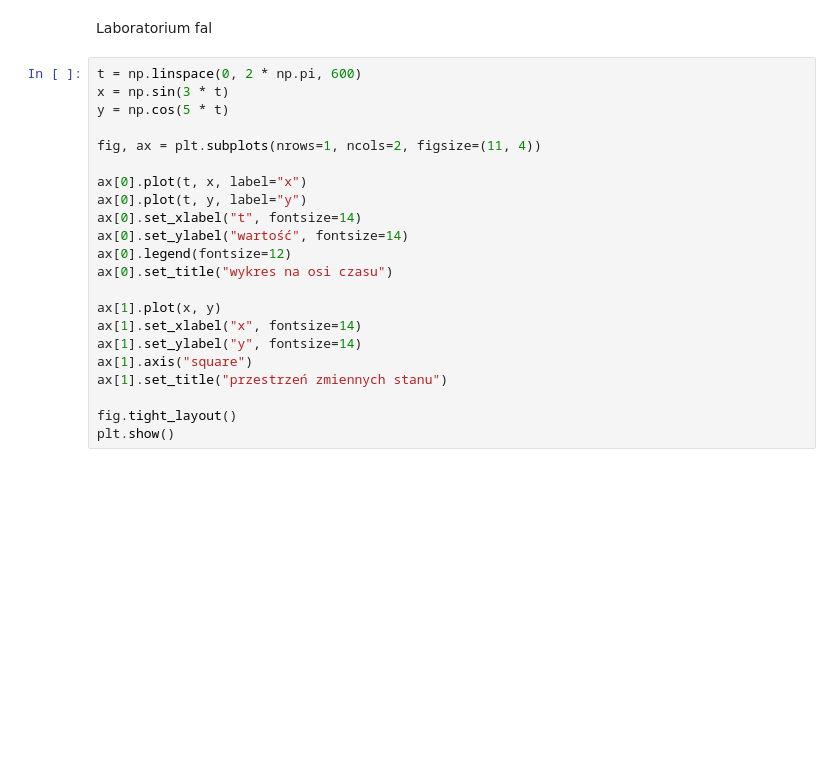
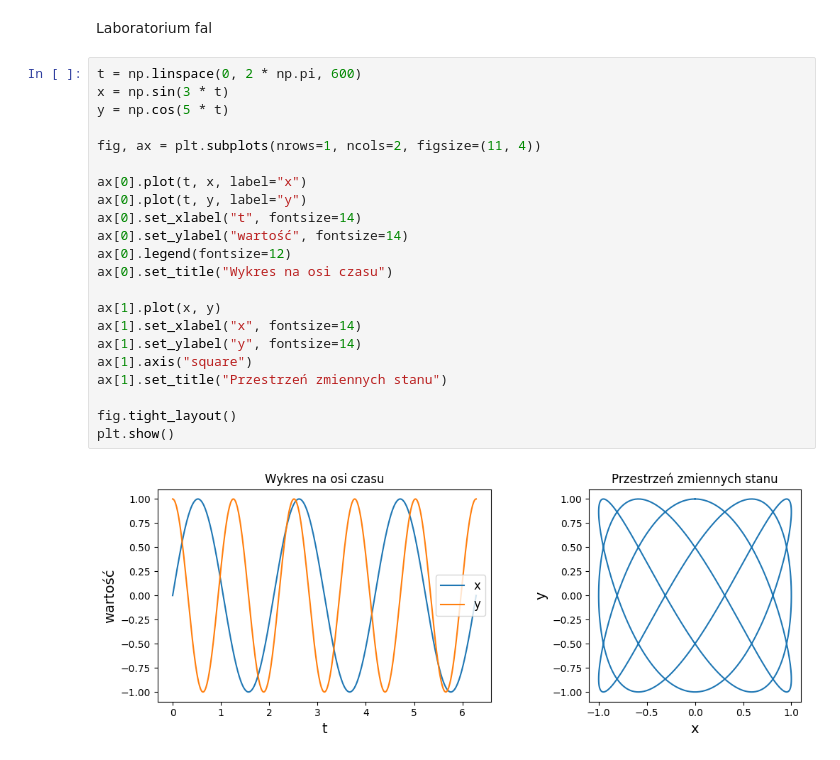
Before and after one commit to avtorgenii/MSID-Laby, a Jupyter notebook: Zad1/1_podstawowe_narzedzia.ipynb, the cells around one changed output. Drawn from its saved outputs; the diff is of its cells as text; blank space fills up the shorter version.

```diff
--- a/Zad1/1_podstawowe_narzedzia.ipynb
+++ b/Zad1/1_podstawowe_narzedzia.ipynb
@@ -364,25 +561,27 @@ Laboratorium fal
 # %%
 t = np.linspace(0, 2 * np.pi, 600)
 x = np.sin(3 * t)
 y = np.cos(5 * t)
 
 fig, ax = plt.subplots(nrows=1, ncols=2, figsize=(11, 4))
 
 ax[0].plot(t, x, label="x")
 ax[0].plot(t, y, label="y")
 ax[0].set_xlabel("t", fontsize=14)
 ax[0].set_ylabel("wartość", fontsize=14)
 ax[0].legend(fontsize=12)
-ax[0].set_title("wykres na osi czasu")
+ax[0].set_title("Wykres na osi czasu")
 
 ax[1].plot(x, y)
 ax[1].set_xlabel("x", fontsize=14)
 ax[1].set_ylabel("y", fontsize=14)
 ax[1].axis("square")
-ax[1].set_title("przestrzeń zmiennych stanu")
+ax[1].set_title("Przestrzeń zmiennych stanu")
 
 fig.tight_layout()
 plt.show()
+# %% [output]
+[figure, added]
 # %%
 x = np.linspace(0, 20, 1001)
 y = np.zeros_like(x)
```
Also changed, not shown: parts of 62 cells of this notebook, 2 other files.
